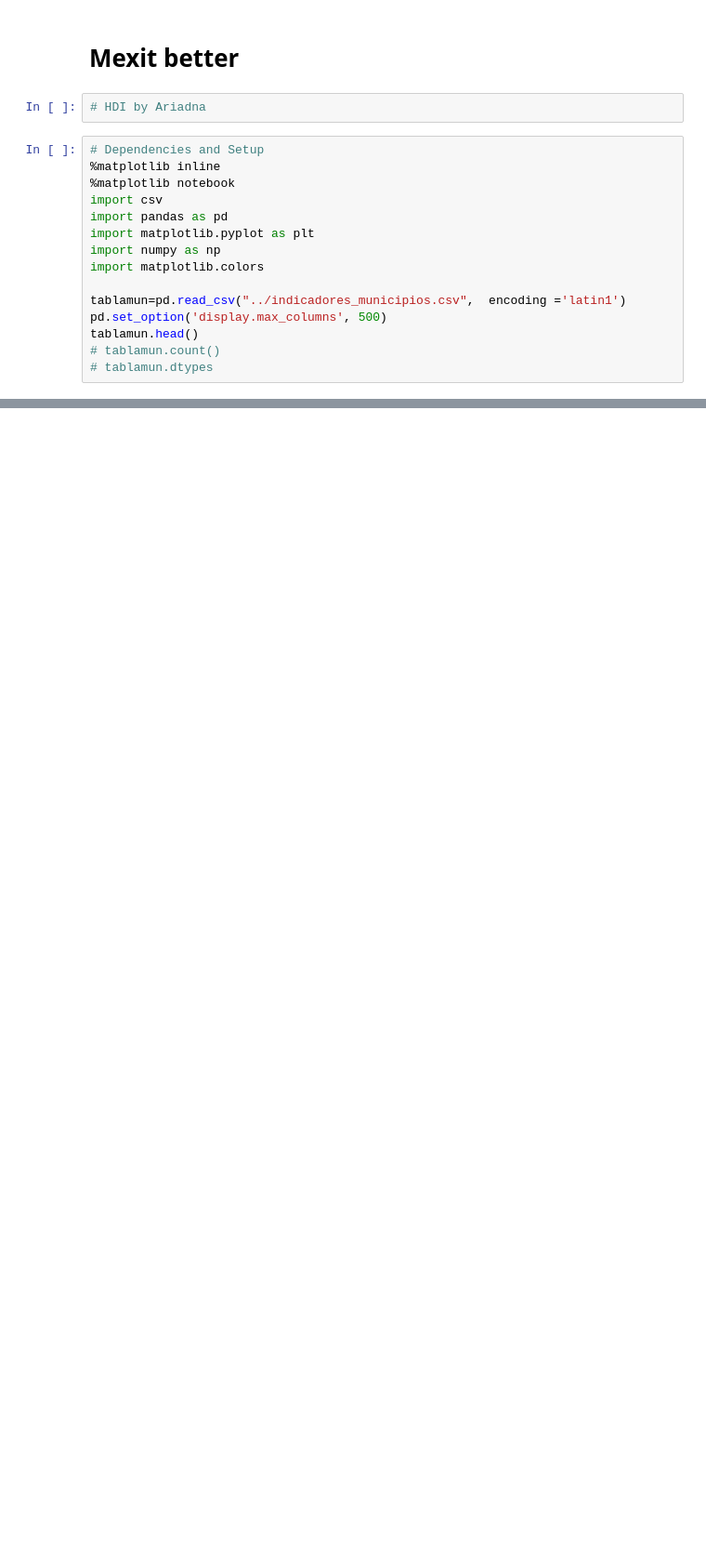
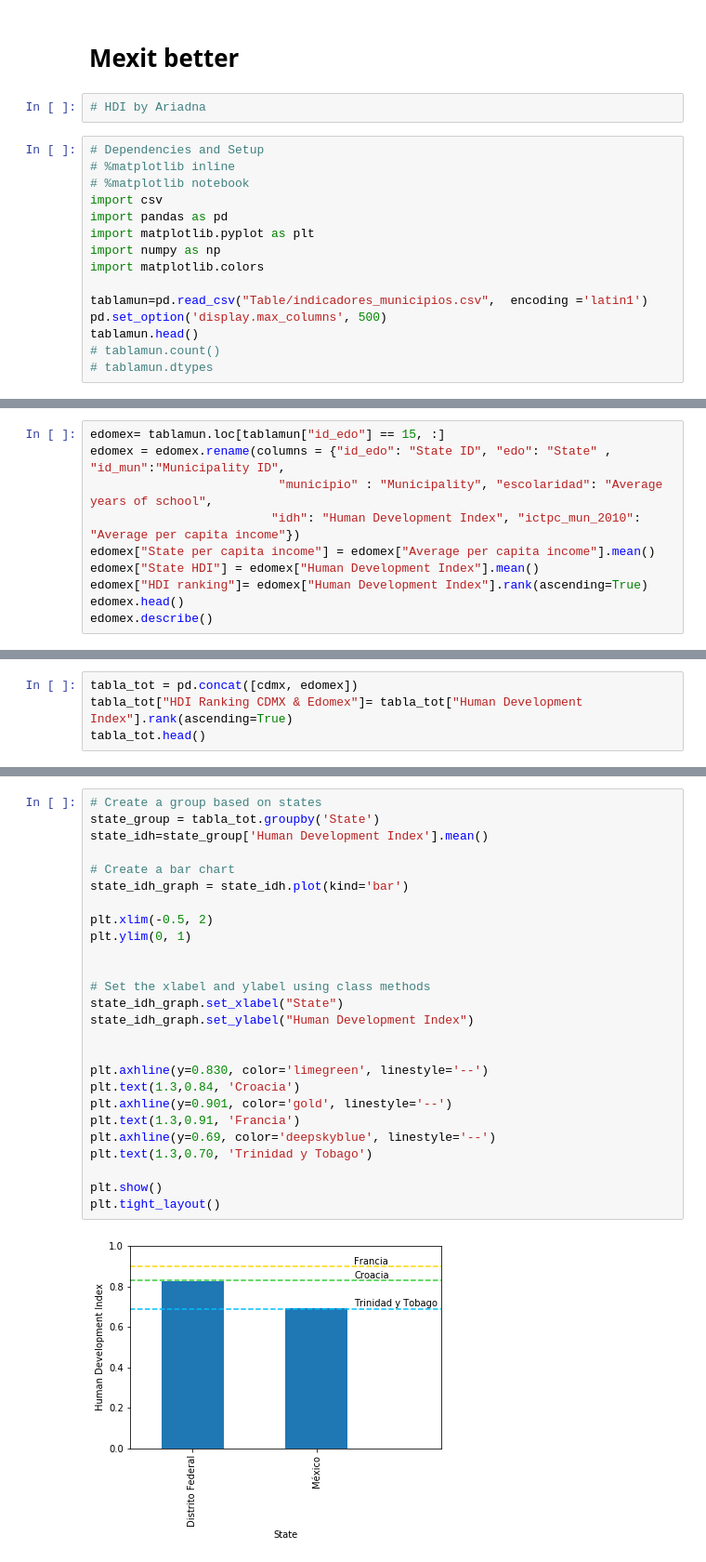
Before and after one commit to Iarmas/Project-1, a Jupyter notebook: Development/Shifu.ipynb, the cells around one changed output, grey strips where cells are left out. Shown at 93% size. Cells and saved outputs as stored; diff of their text form; blank space fills up the shorter version.

```diff
--- a/Development/Shifu.ipynb
+++ b/Development/Shifu.ipynb
@@ -4,15 +4,15 @@
 # HDI by Ariadna
 # %%
 # Dependencies and Setup
-%matplotlib inline
-%matplotlib notebook
+# %matplotlib inline
+# %matplotlib notebook
 import csv
 import pandas as pd
 import matplotlib.pyplot as plt
 import numpy as np
 import matplotlib.colors
 
-tablamun=pd.read_csv("../indicadores_municipios.csv",  encoding ='latin1')
+tablamun=pd.read_csv("Table/indicadores_municipios.csv",  encoding ='latin1')
 pd.set_option('display.max_columns', 500)
 tablamun.head()
 # tablamun.count()
@@ -21,0 +49,10 @@ FileNotFoundError: [Errno 2] File b'../indicadores_municipios.csv' does not exis
+# %%
+edomex= tablamun.loc[tablamun["id_edo"] == 15, :]
+edomex = edomex.rename(columns = {"id_edo": "State ID", "edo": "State" , "id_mun":"Municipality ID",
+                          "municipio" : "Municipality", "escolaridad": "Average years of school",
+                         "idh": "Human Development Index", "ictpc_mun_2010": "Average per capita income"})
+edomex["State per capita income"] = edomex["Average per capita income"].mean()
+edomex["State HDI"] = edomex["Human Development Index"].mean()
+edomex["HDI ranking"]= edomex["Human Development Index"].rank(ascending=True)
+edomex.head()
+edomex.describe()
@@ -21,0 +71,4 @@ FileNotFoundError: [Errno 2] File b'../indicadores_municipios.csv' does not exis
+# %%
+tabla_tot = pd.concat([cdmx, edomex])
+tabla_tot["HDI Ranking CDMX & Edomex"]= tabla_tot["Human Development Index"].rank(ascending=True)
+tabla_tot.head()
@@ -21,0 +82,28 @@ FileNotFoundError: [Errno 2] File b'../indicadores_municipios.csv' does not exis
+# %%
+# Create a group based on states
+state_group = tabla_tot.groupby('State')
+state_idh=state_group['Human Development Index'].mean()
+
+# Create a bar chart
+state_idh_graph = state_idh.plot(kind='bar')
+
+plt.xlim(-0.5, 2)
+plt.ylim(0, 1)
+
+
+# Set the xlabel and ylabel using class methods
+state_idh_graph.set_xlabel("State")
+state_idh_graph.set_ylabel("Human Development Index")
+
+
+plt.axhline(y=0.830, color='limegreen', linestyle='--')
+plt.text(1.3,0.84, 'Croacia')
+plt.axhline(y=0.901, color='gold', linestyle='--')
+plt.text(1.3,0.91, 'Francia')
+plt.axhline(y=0.69, color='deepskyblue', linestyle='--')
+plt.text(1.3,0.70, 'Trinidad y Tobago')
+
+plt.show()
+plt.tight_layout()
+# %% [output]
+[figure, added]
```
Also changed, not shown: parts of 22 cells of this notebook, 1 other file.
